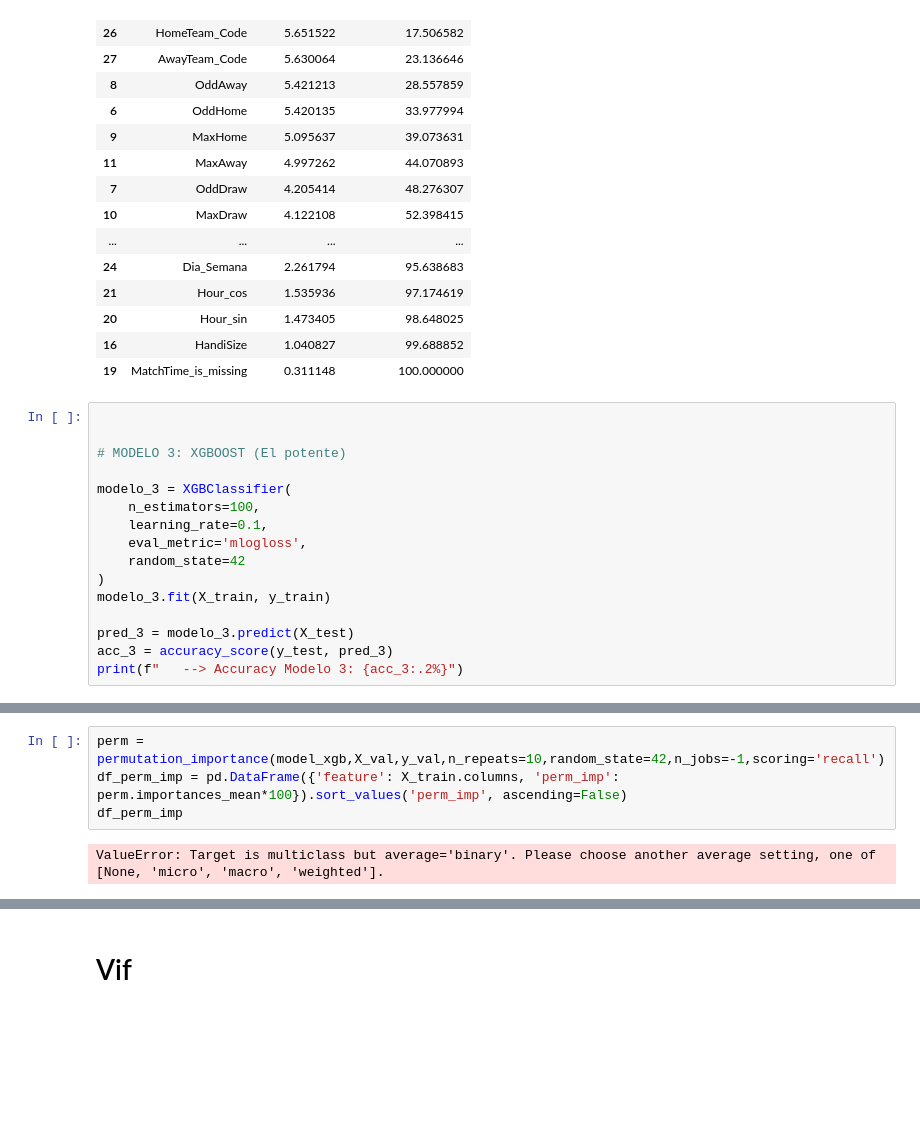
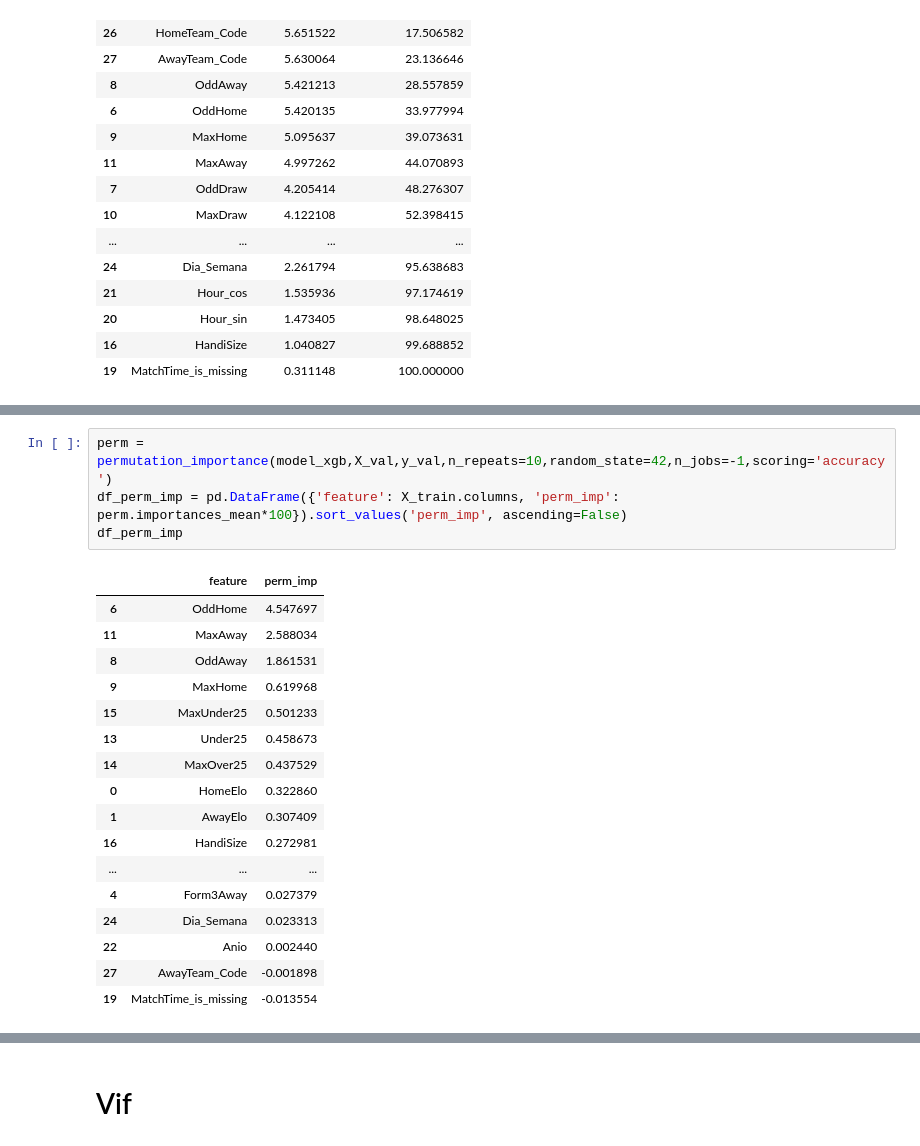
Before and after one commit to 4GeeksAcademy/Steven_Carlos_proyecto-final_, a Jupyter notebook: src/carlos.ipynb, the cells around one changed output, grey strips where cells are left out. Cells and saved outputs as stored; diff of their text form; blank space fills up the shorter version.

```diff
--- a/src/carlos.ipynb
+++ b/src/carlos.ipynb
@@ -691,19 +690,3 @@ df_rf_imp
 | 20 | Hour_sin | 1.473405 | 98.648025 |
 | 16 | HandiSize | 1.040827 | 99.688852 |
 | 19 | MatchTime_is_missing | 0.311148 | 100.000000 |
-# %%
-
-
-# MODELO 3: XGBOOST (El potente)
-
-modelo_3 = XGBClassifier(
-    n_estimators=100,
-    learning_rate=0.1,
-    eval_metric='mlogloss',
-    random_state=42
-)
-modelo_3.fit(X_train, y_train)
-
-pred_3 = modelo_3.predict(X_test)
-acc_3 = accuracy_score(y_test, pred_3)
-print(f"   --> Accuracy Modelo 3: {acc_3:.2%}")
@@ -722,9 +718,25 @@ model_xgb = XGBClassifier(objective='binary:logistic',random_state=42).fit(X_tra
 # %%
-perm = permutation_importance(model_xgb,X_val,y_val,n_repeats=10,random_state=42,n_jobs=-1,scoring='recall')
+perm = permutation_importance(model_xgb,X_val,y_val,n_repeats=10,random_state=42,n_jobs=-1,scoring='accuracy')
 df_perm_imp = pd.DataFrame({'feature': X_train.columns, 'perm_imp': perm.importances_mean*100}).sort_values('perm_imp', ascending=False)
 df_perm_imp
 # %% [output]
-ValueError: Target is multiclass but average='binary'. Please choose another average setting, one of [None, 'micro', 'macro', 'weighted'].
+|  | feature | perm_imp |
+| 6 | OddHome | 4.547697 |
+| 11 | MaxAway | 2.588034 |
+| 8 | OddAway | 1.861531 |
+| 9 | MaxHome | 0.619968 |
+| 15 | MaxUnder25 | 0.501233 |
+| 13 | Under25 | 0.458673 |
+| 14 | MaxOver25 | 0.437529 |
+| 0 | HomeElo | 0.322860 |
+| 1 | AwayElo | 0.307409 |
+| 16 | HandiSize | 0.272981 |
+| ... | ... | ... |
+| 4 | Form3Away | 0.027379 |
+| 24 | Dia_Semana | 0.023313 |
+| 22 | Anio | 0.002440 |
+| 27 | AwayTeam_Code | -0.001898 |
+| 19 | MatchTime_is_missing | -0.013554 |
 # %%
 
 # COMPARATIVA FINAL
```
Also changed, not shown: parts of 17 cells of this notebook.
